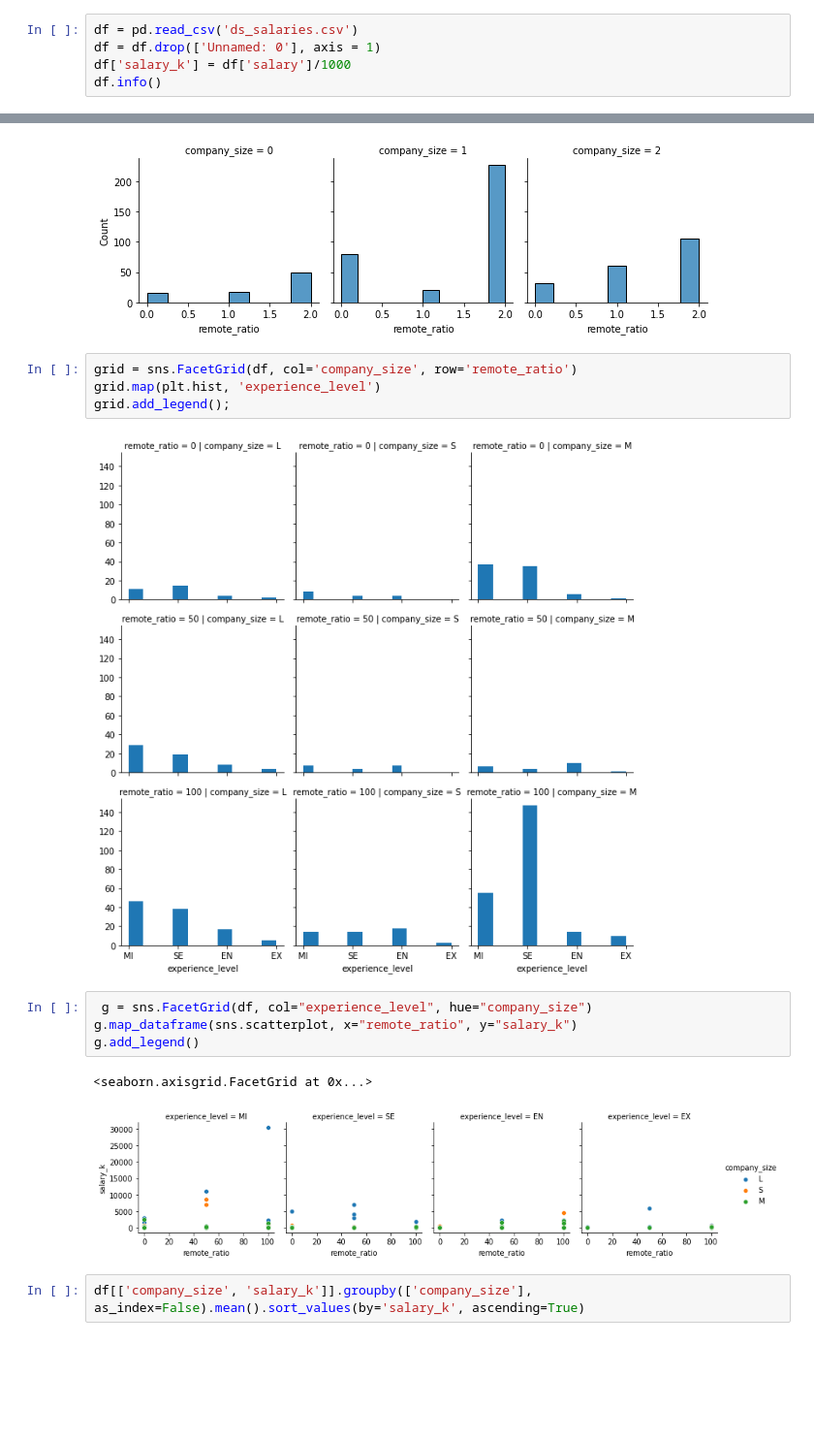
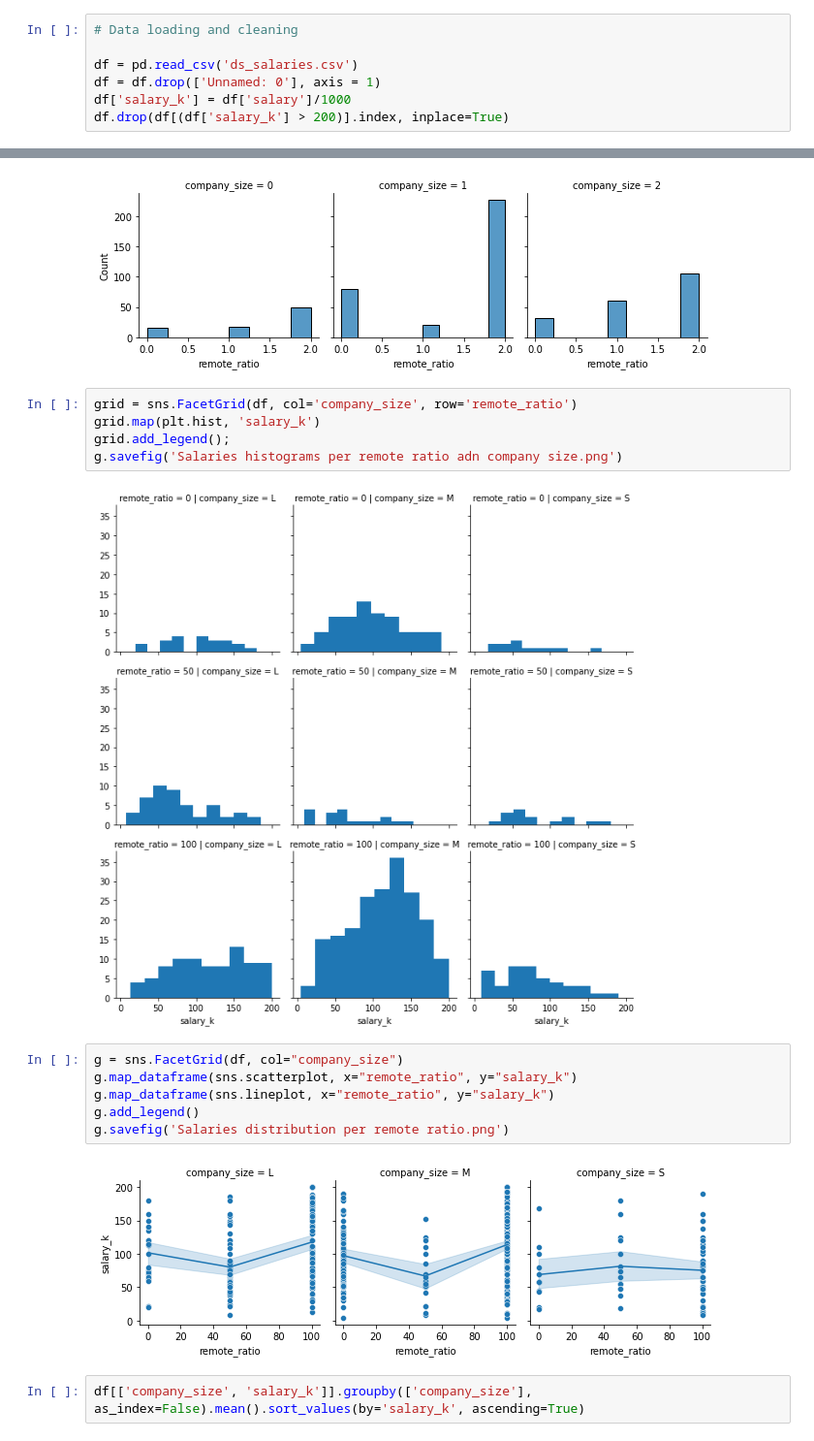
Before and after one commit to PaulaStokowska/DataScienceSalaries, a Jupyter notebook: Data Visualization.ipynb, the cells around one changed output, grey strips where cells are left out. Shown: that part at 97% size. Saved outputs shown, nothing was run; the diff lists cells and outputs as text; blank space fills up the shorter version.

```diff
--- a/Data Visualization.ipynb
+++ b/Data Visualization.ipynb
@@ -11,7 +14,9 @@ import seaborn as sns
 import matplotlib.pyplot as plt
 %matplotlib inline
 # %%
+# Data loading and cleaning
+
 df = pd.read_csv('ds_salaries.csv')
 df = df.drop(['Unnamed: 0'], axis = 1)
 df['salary_k'] = df['salary']/1000
-df.info()
+df.drop(df[(df['salary_k'] > 200)].index, inplace=True)
@@ -120,17 +135,19 @@ g.map_dataframe(sns.histplot, "remote_ratio")
 [figure]
 # %%
 grid = sns.FacetGrid(df, col='company_size', row='remote_ratio')
-grid.map(plt.hist, 'experience_level')
+grid.map(plt.hist, 'salary_k')
 grid.add_legend();
+g.savefig('Salaries histograms per remote ratio adn company size.png')
 # %% [output]
-[figure, old version]
+[figure, new version]
 # %%
- g = sns.FacetGrid(df, col="experience_level", hue="company_size")
+g = sns.FacetGrid(df, col="company_size")
 g.map_dataframe(sns.scatterplot, x="remote_ratio", y="salary_k")
+g.map_dataframe(sns.lineplot, x="remote_ratio", y="salary_k")
 g.add_legend()
+g.savefig('Salaries distribution per remote ratio.png')
 # %% [output]
-<seaborn.axisgrid.FacetGrid at 0x...>
-[figure, old version]
+[figure, new version]
 # %%
 df[['company_size', 'salary_k']].groupby(['company_size'], as_index=False).mean().sort_values(by='salary_k', ascending=True)
 # %% [output]
```
Also changed, not shown: parts of 11 cells of this notebook, 3 other files.
